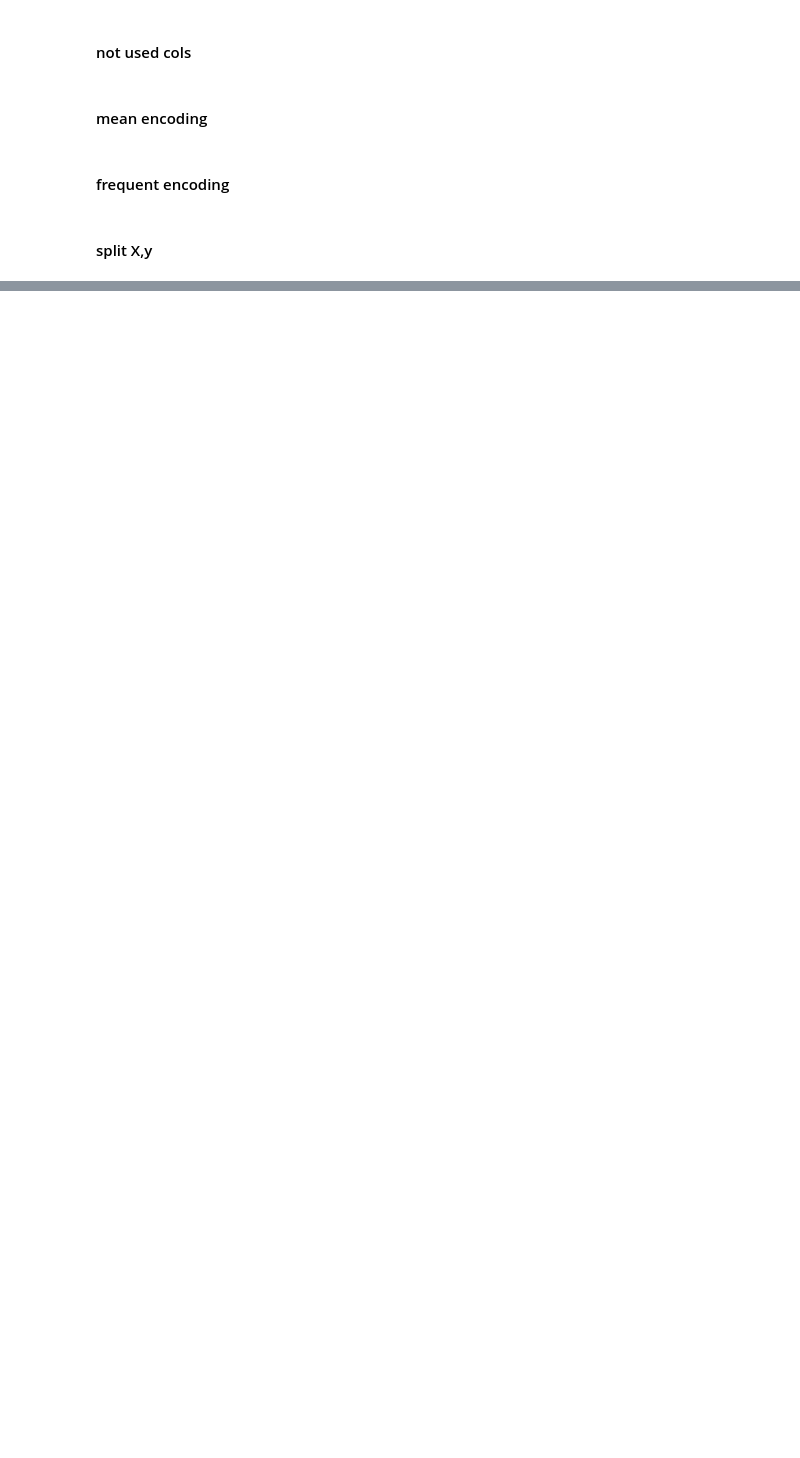
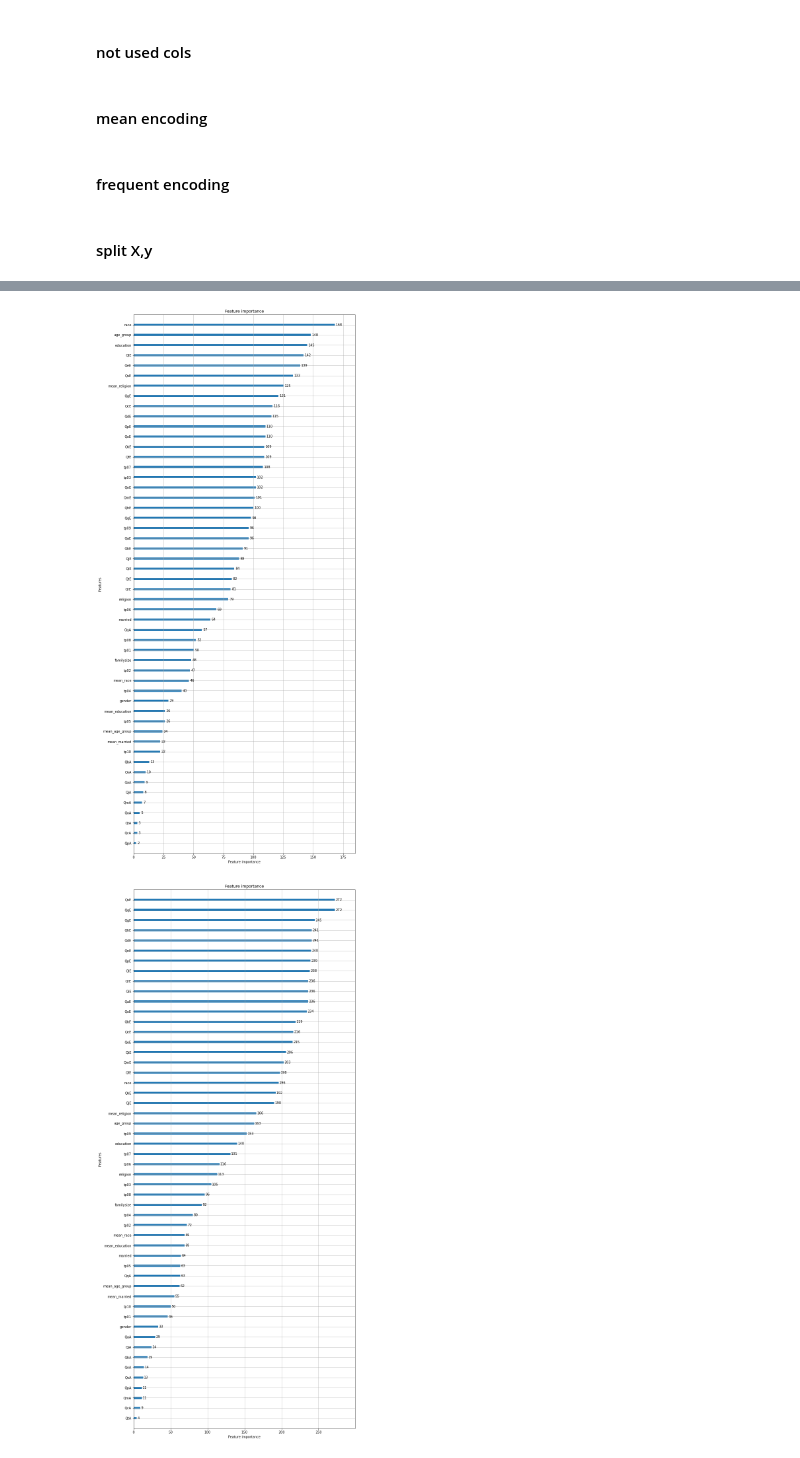
Before and after one commit to 98hyun/DACON, a Jupyter notebook: [심리예측] dacon/dacon.ipynb, the cells around one changed output, grey strips where cells are left out. Saved outputs shown, nothing was run; the diff lists cells and outputs as text; code cells hidden in the pictures; blank space fills up the shorter version.

```diff
--- a/[심리예측] dacon/dacon.ipynb
+++ b/[심리예측] dacon/dacon.ipynb
@@ -161,0 +170,11 @@ test=question(test)
+# %%
+def removeOutlier(df,col):
+    sub=df[col]
+    lower=sub.quantile(0.001)
+    upper=sub.quantile(0.999)
+    sub=sub[(sub>=lower)&(sub<=upper)]
+    df[col]=sub
+    return df
+
+train=removeOutlier(train,'familysize')
+train=train[~train['familysize'].isna()]
@@ -162,10 +183,12 @@ test=question(test)
+# %%
+train['gender']=train['gender'].map({'Female':0,'Male':1})
+test['gender']=test['gender'].map({'Female':0,'Male':1})
 # %% [markdown]
 #### not used cols
 # %%
-not_usecols=['engnat','familysize','gender','hand','urban',
-            'wf_01','wf_02','wf_03','wr_01','wr_02','wr_03',
-             'wr_04','wr_05','wr_06','wr_07','wr_08','wr_09',
-             'wr_10','wr_11','wr_12','wr_13']
+not_usecols=['engnat','hand','urban','wf_01','wf_02','wf_03',
+             'wr_01','wr_02','wr_03','wr_04','wr_05','wr_06',
+             'wr_07','wr_08','wr_09','wr_10','wr_11','wr_12','wr_13']
 
 def change(df):
     for col in not_usecols:
@@ -227,12 +247,12 @@ from sklearn.model_selection import StratifiedKFold
 cv=StratifiedKFold(n_splits=5,shuffle=True,random_state=2020)
 
 preds=[]
-
+models=[]
 params={
     'objective':'binary',
     'metric':'binary_logloss',
     'unbalance':True,
-    'learning_rate':0.05,
+    'learning_rate':0.04,
     'verbosity':-1
 }
 
@@ -245,7 +265,7 @@ for train_idx,valid_idx in cv.split(X,y):
 
     model=lightgbm.train(params,lgb_train,num_boost_round=2000,valid_sets=[lgb_valid],
                         early_stopping_rounds=70,verbose_eval=0)
-
+    models.append(model)
     pred=model.predict(test,num_iteration=model.best_iteration)
     preds.append(pred)
 print("done")
@@ -253 +289,7 @@ print("done")
 done
+# %%
+for model in models:
+    lightgbm.plot_importance(model,figsize=(12,30))
+# %% [output]
+[figure, added]
+[figure, added]
```
Also changed, not shown: parts of 9 cells of this notebook.
